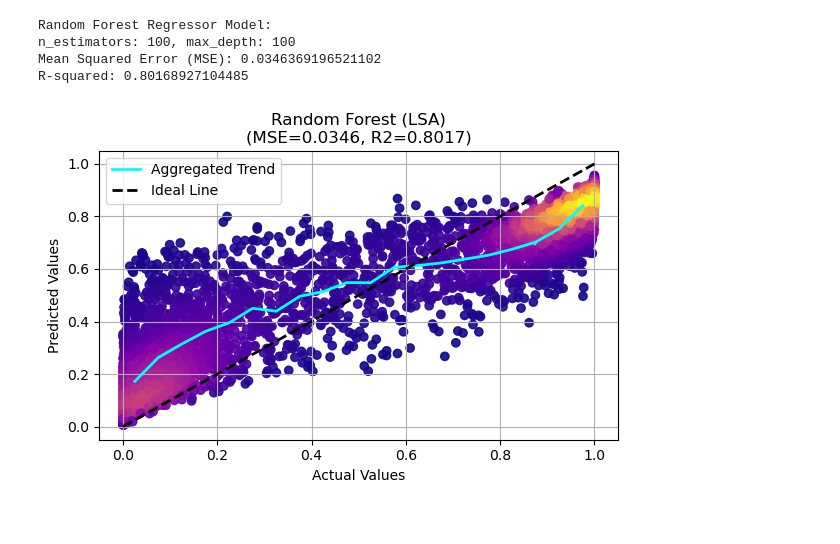
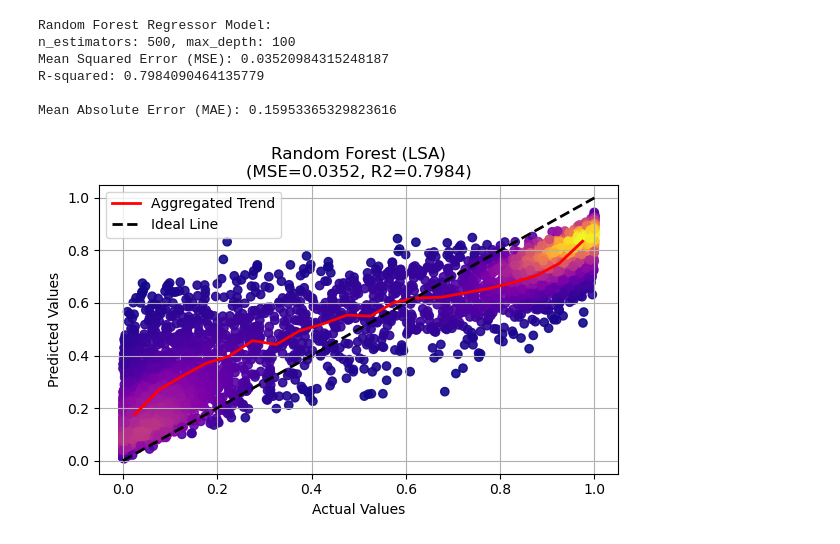
Before and after one commit to yuk068/mental-health-corpus, a Jupyter notebook: Z_regression.ipynb, the cells around one changed output. Cells and saved outputs as stored; diff of their text form; code cells hidden in the pictures.

```diff
--- a/Z_regression.ipynb
+++ b/Z_regression.ipynb
@@ -422,7 +428,7 @@ y = data['Problematic_Rate']
 X_train, X_test, y_train, y_test = train_test_split(X, y, test_size=0.2, random_state=42)
 
 # Define the fixed parameters
-n_estimators = 100
+n_estimators = 500
 max_depth = 100
 
 # Other fixed parameters
@@ -452,40 +458,44 @@ y_pred = rf_regressor.predict(X_test)
 # Evaluate the model using MSE and R-squared
 mse = mean_squared_error(y_test, y_pred)
 r2 = r2_score(y_test, y_pred)
+mae = mean_absolute_error(y_test, y_pred)
 
 # Print out the model and evaluation metrics
 print(f"Random Forest Regressor Model:")
 print(f"n_estimators: {n_estimators}, max_depth: {max_depth}")
 print(f"Mean Squared Error (MSE): {mse}")
 print(f"R-squared: {r2}\n")
+print(f"Mean Absolute Error (MAE): {mae}\n")
 
 # Generate aggregated trend data
 bin_centers, mean_preds = aggregate_predictions(y_test, y_pred)
 
 # Calculate the point density
 xy = np.vstack([y_test, y_pred])
 z = gaussian_kde(xy)(xy)
 
 # Create a scatter plot with the density as the color map
 plt.figure(figsize=(6, 4))
 scatter = plt.scatter(
     y_test, y_pred, c=z, cmap='plasma', alpha=0.9)
 
 # Overlay the aggregated trend
-plt.plot(bin_centers, mean_preds, color='aqua', label='Aggregated Trend', linewidth=2)
+plt.plot(bin_centers, mean_preds, color='red', label='Aggregated Trend', linewidth=2)
 plt.plot([y_test.min(), y_test.max()], [y_test.min(), y_test.max()], 'k--', lw=2, label='Ideal Line')
 
 # Add labels and a title
 plt.title(f'Random Forest (LSA)\n(MSE={mse:.4f}, R2={r2:.4f})')
 plt.xlabel('Actual Values')
 plt.ylabel('Predicted Values')
 plt.grid(True)
 plt.legend()
 plt.tight_layout()
 plt.show()
 # %% [output]
 Random Forest Regressor Model:
-n_estimators: 100, max_depth: 100
-Mean Squared Error (MSE): 0.0346369196521102
-R-squared: 0.80168927104485
+n_estimators: 500, max_depth: 100
+Mean Squared Error (MSE): 0.03520984315248187
+R-squared: 0.7984090464135779
+
+Mean Absolute Error (MAE): 0.15953365329823616
-[figure, old version]
+[figure, new version]
```
Also changed, not shown: parts of 6 cells of this notebook, 1 other file.
